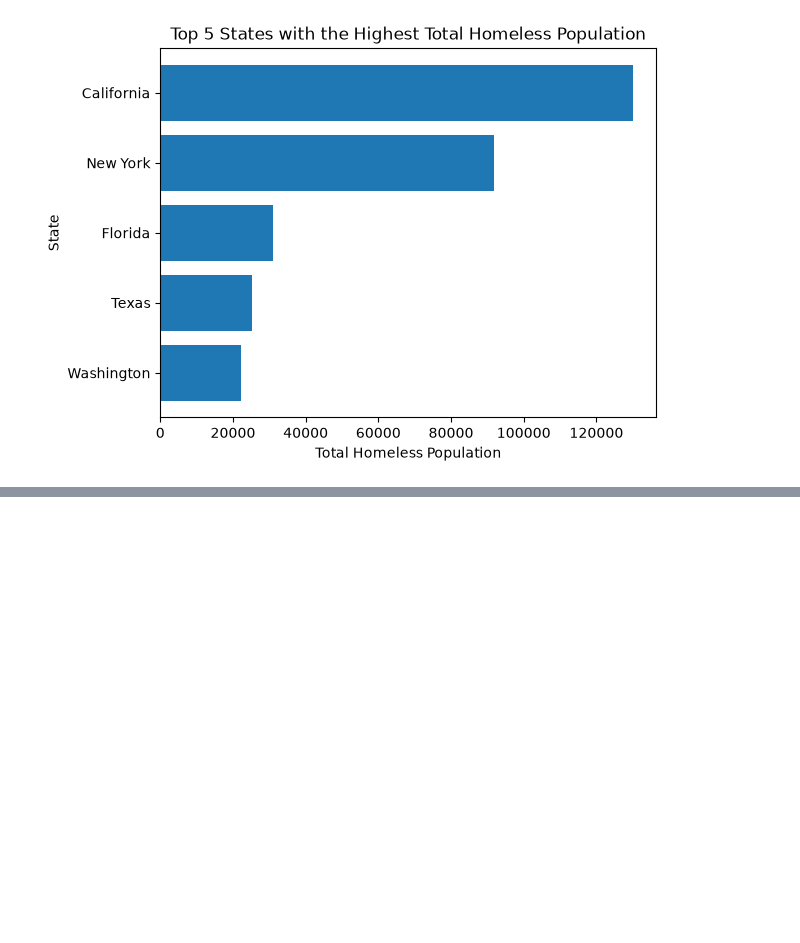
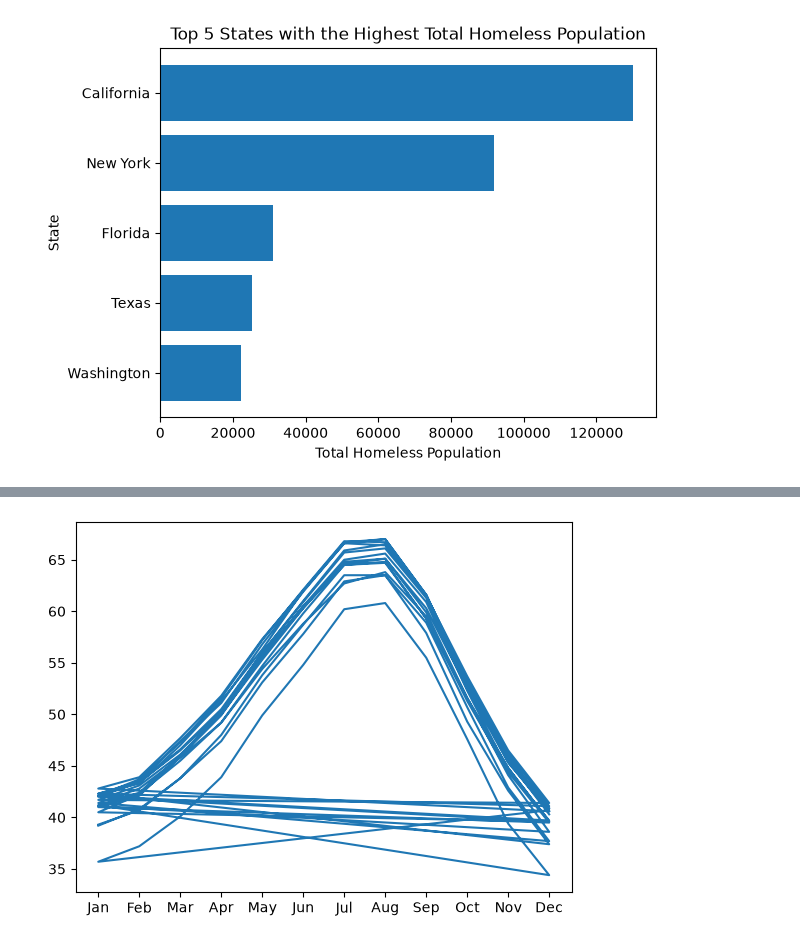
Before and after one commit to james-mutunga/Python-class, a Jupyter notebook: Pydata-Module/Matplotlib-and-Seaborn-with-Python.ipynb, the cells around one changed output, grey strips where cells are left out. Saved outputs shown, nothing was run; the diff lists cells and outputs as text; code cells hidden in the pictures; blank space fills up the shorter version.

```diff
--- a/Pydata-Module/Matplotlib-and-Seaborn-with-Python.ipynb
+++ b/Pydata-Module/Matplotlib-and-Seaborn-with-Python.ipynb
@@ -172,3 +214,2 @@ austin_weather = pd.read_csv (r"C:\Users\User\desktop\Python-Class\Data\austin_w
 # %%
-# Seattle Weather Data
-seattle_weather = pd.read_csv(r"C:\Users\User\desktop\Python-Class\Data\seattle_weather.csv")
+seattle = pd.read_csv(r"C:\Users\User\desktop\Python-Class\Data\seattle_weather.csv")
@@ -174,0 +228,7 @@ seattle_weather = pd.read_csv(r"C:\Users\User\desktop\Python-Class\Data\seattle_
+# %%
+month_map = {1: "Jan", 2: "Feb", 3: "Mar", 4: "Apr", 5: "May", 6: "Jun",
+             7: "Jul", 8: "Aug", 9: "Sep", 10: "Oct", 11: "Nov", 12: "Dec"}
+
+seattle["MONTH"] = seattle["DATE"].astype(int).map(month_map)
+
+seattle.head()
@@ -174,0 +243,6 @@ seattle_weather = pd.read_csv(r"C:\Users\User\desktop\Python-Class\Data\seattle_
+# %%
+fig, ax = plt.subplots()
+ax.plot(seattle["MONTH"], seattle["MLY-TAVG-NORMAL"])
+plt.show()
+# %% [output]
+[figure, added]
```
Also changed, not shown: parts of 23 cells of this notebook, 1 other file.
